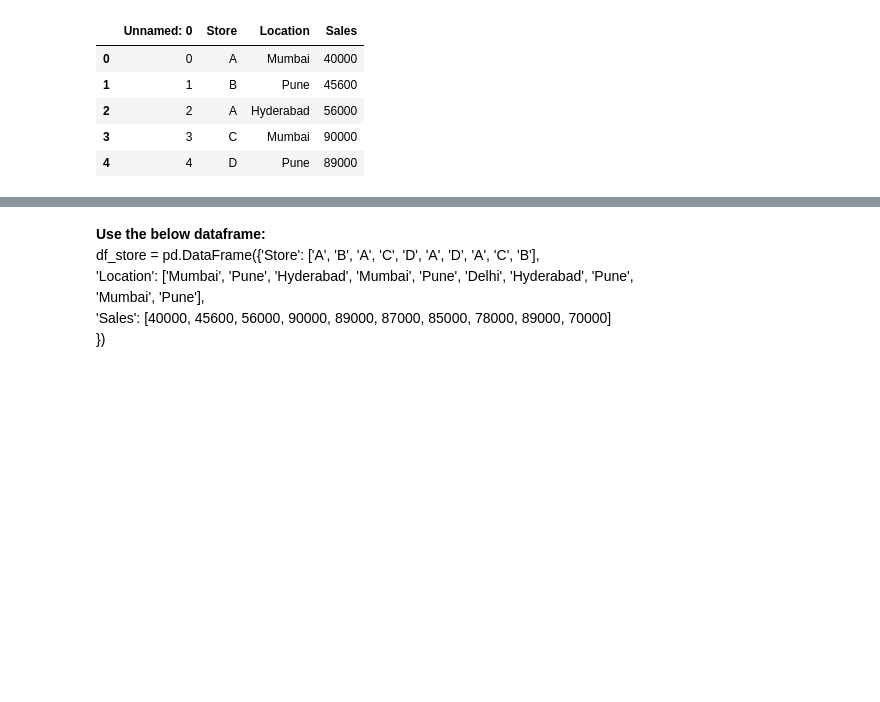
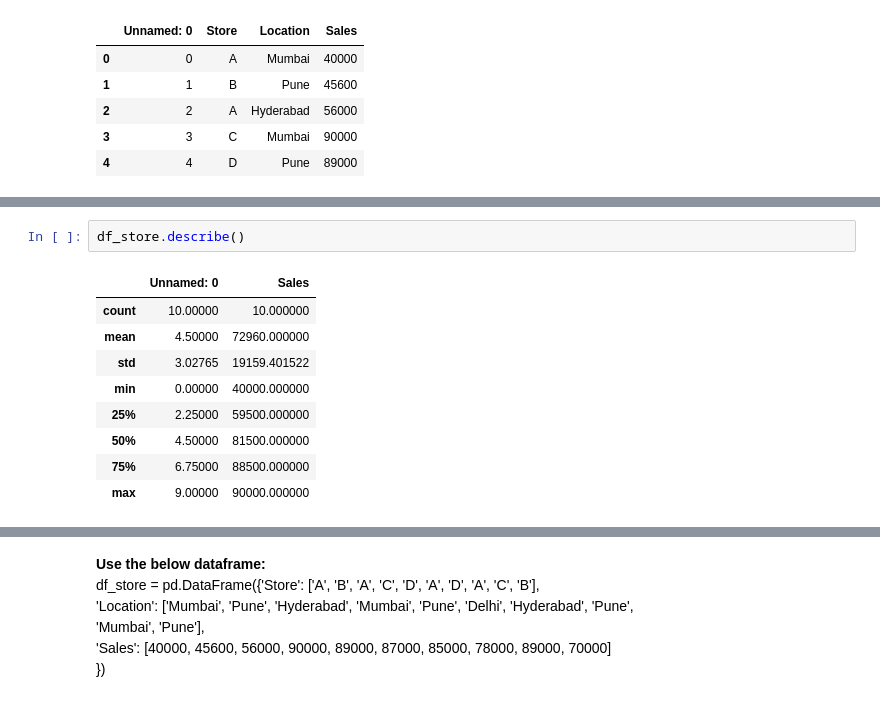
Before and after one commit to vidyadharbendre/learn_advanced_python_using_examples, a Jupyter notebook: notebooks/Advanced/advanced_python_programming_2.ipynb, the cells around one changed output, grey strips where cells are left out. Saved outputs shown, nothing was run; the diff lists cells and outputs as text; blank space fills up the shorter version.

```diff
--- a/notebooks/Advanced/advanced_python_programming_2.ipynb
+++ b/notebooks/Advanced/advanced_python_programming_2.ipynb
@@ -314,0 +383,12 @@ df_store.head()
+# %%
+df_store.describe()
+# %% [output]
+|  | Unnamed: 0 | Sales |
+| count | 10.00000 | 10.000000 |
+| mean | 4.50000 | 72960.000000 |
+| std | 3.02765 | 19159.401522 |
+| min | 0.00000 | 40000.000000 |
+| 25% | 2.25000 | 59500.000000 |
+| 50% | 4.50000 | 81500.000000 |
+| 75% | 6.75000 | 88500.000000 |
+| max | 9.00000 | 90000.000000 |
```
Also changed, not shown: parts of 21 cells of this notebook, 3 other files.
